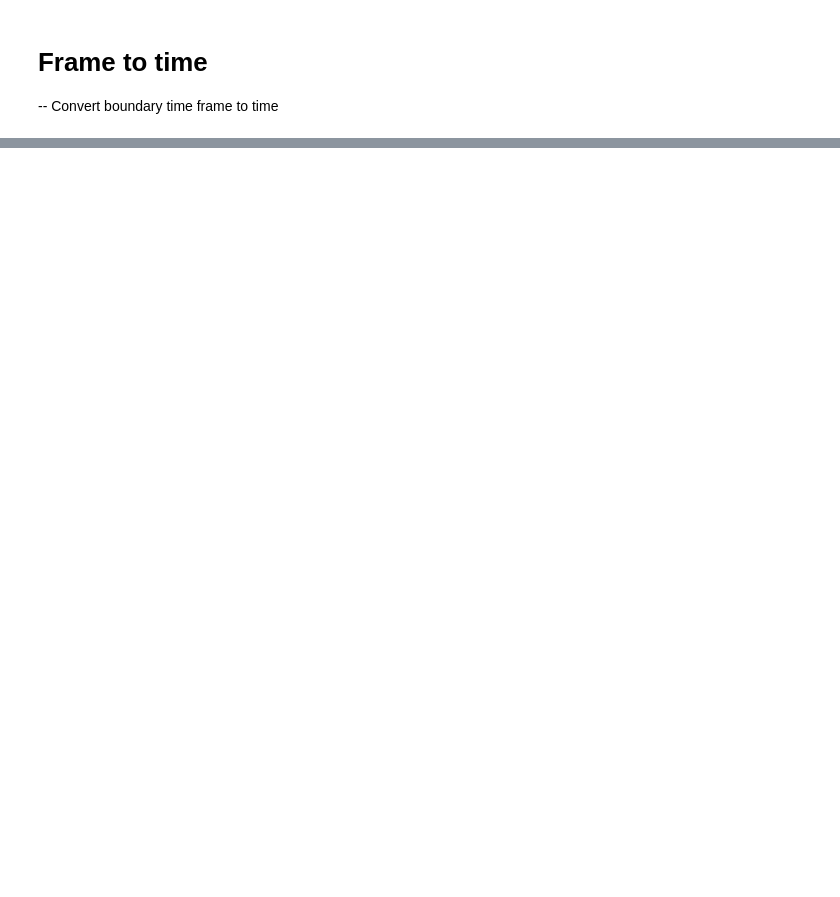
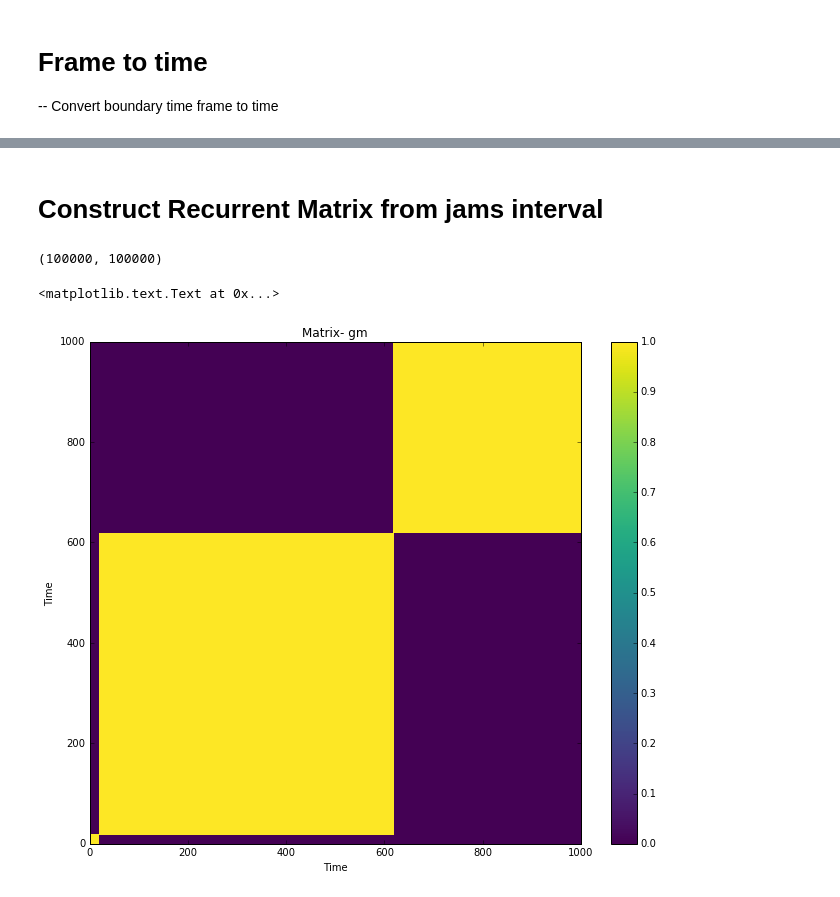
Before and after one commit to jfriend08/IndependentStudy, a Jupyter notebook: model/feature2GaussianMatrix.ipynb, the cells around one changed output, grey strips where cells are left out. Cells and saved outputs as stored; diff of their text form; code cells hidden in the pictures; blank space fills up the shorter version.

```diff
--- a/model/feature2GaussianMatrix.ipynb
+++ b/model/feature2GaussianMatrix.ipynb
@@ -136,0 +137,16 @@ print librosa.frames_to_time(b)
+# %% [markdown]
+# Construct Recurrent Matrix from jams interval
+# %%
+
+# nSample, nFeature = gm.shape
+m = RM.label2RecurrenceMatrix("../data/2.jams", 100000)
+print m.shape
+plt.pcolor(m[:1000,:1000], cmap="viridis")
+plt.colorbar()
+plt.title('Matrix- gm')
+plt.xlabel('Time')
+plt.ylabel('Time')
+# %% [output]
+(100000, 100000)
+<matplotlib.text.Text at 0x...>
+[figure, added]
```
Also changed, not shown: parts of 4 cells of this notebook, 1 other file.
